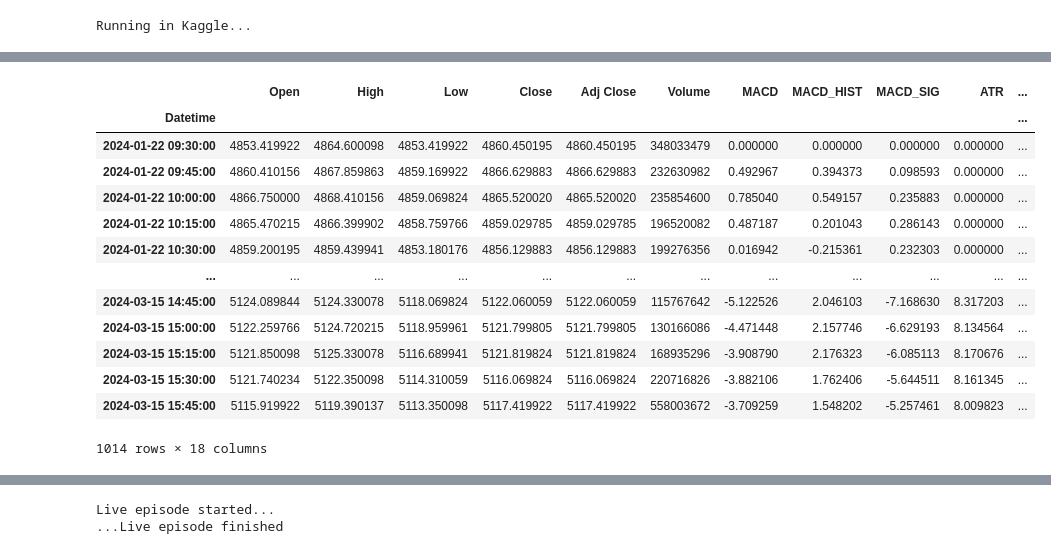
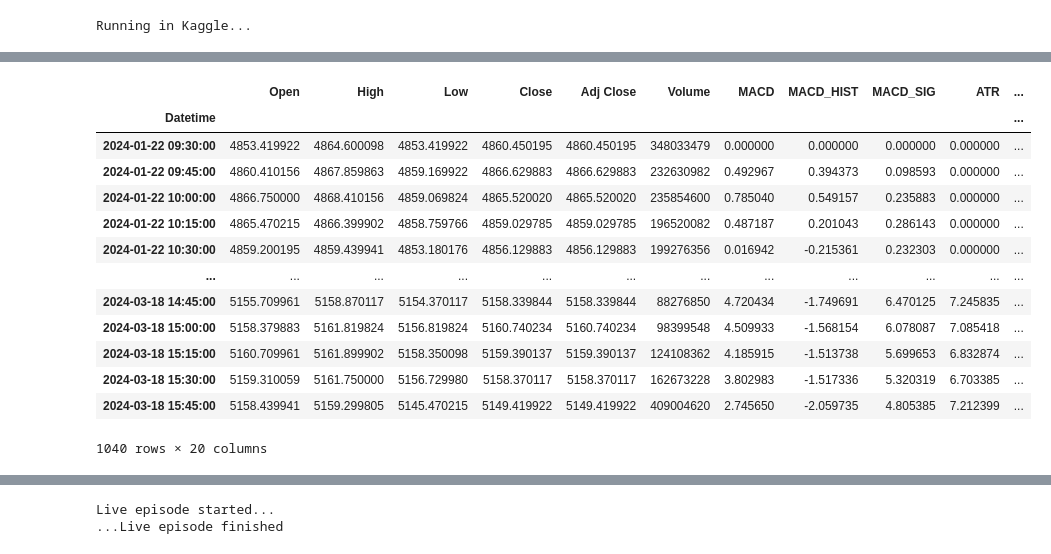
Before and after one commit to adamd1985/notebooks, a Jupyter notebook: rltest.ipynb, the cells around one changed output, grey strips where cells are left out. Cells and saved outputs as stored; diff of their text form; code cells hidden in the pictures.

```diff
--- a/rltest.ipynb
+++ b/rltest.ipynb
@@ -164,8 +163,10 @@ GOLD_INDEX = "GC=F" # Gold futures
 MARKET = "^SPX" # SnP
 TECH = "^IXIC" # Nasdaq
 CRUDOIL_FUT="CL=F"
+BTC='BTC-USD'
+SHORTVOL='^SHORTVOL'
 TARGET = MARKET
-TICKER_SYMBOLS = [TARGET, RATES_INDEX, VOLATILITY_INDEX, SMALLCAP_INDEX, GOLD_INDEX, TECH, SNP_FUT, CRUDOIL_FUT]
+TICKER_SYMBOLS = [TARGET, RATES_INDEX, VOLATILITY_INDEX, SMALLCAP_INDEX, GOLD_INDEX, TECH, SNP_FUT, CRUDOIL_FUT, BTC, SHORTVOL]
 
 MODELS_PATH = './models'
 LOGS_PATH = './logs'
@@ -179,7 +180,7 @@ ACTIONS = [ACT_SHORT, ACT_LONG]
 CAPITAL = 100000
 TRADE_COSTS_PERCENT = 25 / 100 / 100 # 25BPS costs
 
-MACRO_FEATURES = [RATES_INDEX, VOLATILITY_INDEX, SMALLCAP_INDEX, GOLD_INDEX, TECH, SNP_FUT]
+MACRO_FEATURES = [RATES_INDEX, VOLATILITY_INDEX, SMALLCAP_INDEX, GOLD_INDEX, TECH, SNP_FUT, BTC, SHORTVOL]
 TA_FEATURES = ['MACD', 'MACD_HIST', 'MACD_SIG', 'ATR']
 FEATURES = ["Close", "High", "Low", "Open", "Volume"]
 TARGET_FEATURE = "Price Raw"
@@ -188,21 +189,21 @@ OBS_SPACE = (STATE_LEN)*len(FEATURES)
 ACT_SPACE = len(ACTIONS)
 
 LEARN_RATE = 1e-3
-TOTAL_ITERS = 100 # 400
+TOTAL_ITERS = 30 # 400
 TARGET_UPDATE = max(TOTAL_ITERS // 4, 10)
-TRAIN_EPISODES = TOTAL_ITERS * 15
+TRAIN_EPISODES = TOTAL_ITERS * 20
 INIT_COLLECT = 100
 COLLECT_STEPS = 1
-LOG_INTERVALS = max(TOTAL_ITERS // 4, 2)
-TEST_INTERVALS = max(TOTAL_ITERS // 2, 10)
-EVAL_EPISODES = max(TEST_INTERVALS // 2, 10)
+LOG_INTERVALS = max(int(TOTAL_ITERS / 2), 2)
+TEST_INTERVALS = max(int(TOTAL_ITERS / 1.5), 10)
+EVAL_EPISODES = max(int(TEST_INTERVALS / 2), 10)
 
 BATCH_SIZE = 32 * strategy.num_replicas_in_sync
 MEMORY_LENGTH = 100000
-DISCOUNT = .6 # Short term gains < 5 or long > 5
+DISCOUNT = .65 # Short term gains < 5 or long > 5
 EPSILON_START = 1.
-EPSILON_END = 0.005
-EPSILON_DECAY = 8000.
+EPSILON_END = 0.01
+EPSILON_DECAY = 60.
 
 GRAD_CLIP = 1
 REWARD_CLIP = 1
@@ -213,7 +214,7 @@ CHECKPOINT_INTERVAL = max(TOTAL_ITERS // 5, 10)
 DROPOUT = 0.5
 L2FACTOR = 0.000025
 NEURONS = 512
-LAYERS = (NEURONS,) * 6
+LAYERS = (NEURONS,) * 7
 # %%
 def get_tickerdata(tickers_symbols, start=START_DATE, end=END_DATE, interval=M15, datadir=DATA_DIR):
     tickers = {}
@@ -284,6 +285,8 @@ stock_df[GOLD_INDEX] = tickers[GOLD_INDEX]["Close"]
 stock_df[TECH] = tickers[TECH]["Close"]
 stock_df[SNP_FUT] = tickers[SNP_FUT]["Close"]
 stock_df[CRUDOIL_FUT] = tickers[CRUDOIL_FUT]["Close"]
+stock_df[BTC] = tickers[BTC]["Close"]
+stock_df[SHORTVOL] = tickers[SHORTVOL]["Close"]
 
 stock_df = stock_df.bfill().ffill()
 stock_df
@@ -299,17 +304,17 @@ CL=F => min_date: 2024-01-21 18:00:00, max_date: 2024-03-17 23:45:00, kurt:-0.09
 |  | Open | High | Low | Close | Adj Close | Volume | MACD | MACD_HIST | MACD_SIG | ATR | ... |
 | Datetime |  |  |  |  |  |  |  |  |  |  | ... |
 | 2024-01-22 09:30:00 | 4853.419922 | 4864.600098 | 4853.419922 | 4860.450195 | 4860.450195 | 348033479 | 0.000000 | 0.000000 | 0.000000 | 0.000000 | ... |
 | 2024-01-22 09:45:00 | 4860.410156 | 4867.859863 | 4859.169922 | 4866.629883 | 4866.629883 | 232630982 | 0.492967 | 0.394373 | 0.098593 | 0.000000 | ... |
 | 2024-01-22 10:00:00 | 4866.750000 | 4868.410156 | 4859.069824 | 4865.520020 | 4865.520020 | 235854600 | 0.785040 | 0.549157 | 0.235883 | 0.000000 | ... |
 | 2024-01-22 10:15:00 | 4865.470215 | 4866.399902 | 4858.759766 | 4859.029785 | 4859.029785 | 196520082 | 0.487187 | 0.201043 | 0.286143 | 0.000000 | ... |
 | 2024-01-22 10:30:00 | 4859.200195 | 4859.439941 | 4853.180176 | 4856.129883 | 4856.129883 | 199276356 | 0.016942 | -0.215361 | 0.232303 | 0.000000 | ... |
 | ... | ... | ... | ... | ... | ... | ... | ... | ... | ... | ... | ... |
-| 2024-03-15 14:45:00 | 5124.089844 | 5124.330078 | 5118.069824 | 5122.060059 | 5122.060059 | 115767642 | -5.122526 | 2.046103 | -7.168630 | 8.317203 | ... |
-| 2024-03-15 15:00:00 | 5122.259766 | 5124.720215 | 5118.959961 | 5121.799805 | 5121.799805 | 130166086 | -4.471448 | 2.157746 | -6.629193 | 8.134564 | ... |
-| 2024-03-15 15:15:00 | 5121.850098 | 5125.330078 | 5116.689941 | 5121.819824 | 5121.819824 | 168935296 | -3.908790 | 2.176323 | -6.085113 | 8.170676 | ... |
-| 2024-03-15 15:30:00 | 5121.740234 | 5122.350098 | 5114.310059 | 5116.069824 | 5116.069824 | 220716826 | -3.882106 | 1.762406 | -5.644511 | 8.161345 | ... |
-| 2024-03-15 15:45:00 | 5115.919922 | 5119.390137 | 5113.350098 | 5117.419922 | 5117.419922 | 558003672 | -3.709259 | 1.548202 | -5.257461 | 8.009823 | ... |
+| 2024-03-18 14:45:00 | 5155.709961 | 5158.870117 | 5154.370117 | 5158.339844 | 5158.339844 | 88276850 | 4.720434 | -1.749691 | 6.470125 | 7.245835 | ... |
+| 2024-03-18 15:00:00 | 5158.379883 | 5161.819824 | 5156.819824 | 5160.740234 | 5160.740234 | 98399548 | 4.509933 | -1.568154 | 6.078087 | 7.085418 | ... |
+| 2024-03-18 15:15:00 | 5160.709961 | 5161.899902 | 5158.350098 | 5159.390137 | 5159.390137 | 124108362 | 4.185915 | -1.513738 | 5.699653 | 6.832874 | ... |
+| 2024-03-18 15:30:00 | 5159.310059 | 5161.750000 | 5156.729980 | 5158.370117 | 5158.370117 | 162673228 | 3.802983 | -1.517336 | 5.320319 | 6.703385 | ... |
+| 2024-03-18 15:45:00 | 5158.439941 | 5159.299805 | 5145.470215 | 5149.419922 | 5149.419922 | 409004620 | 2.745650 | -2.059735 | 4.805385 | 7.212399 | ... |
-1014 rows × 18 columns
+1040 rows × 20 columns
 # %%
 class TradingEnv(py_environment.PyEnvironment):
     """
```
Also changed, not shown: parts of 19 cells of this notebook.
